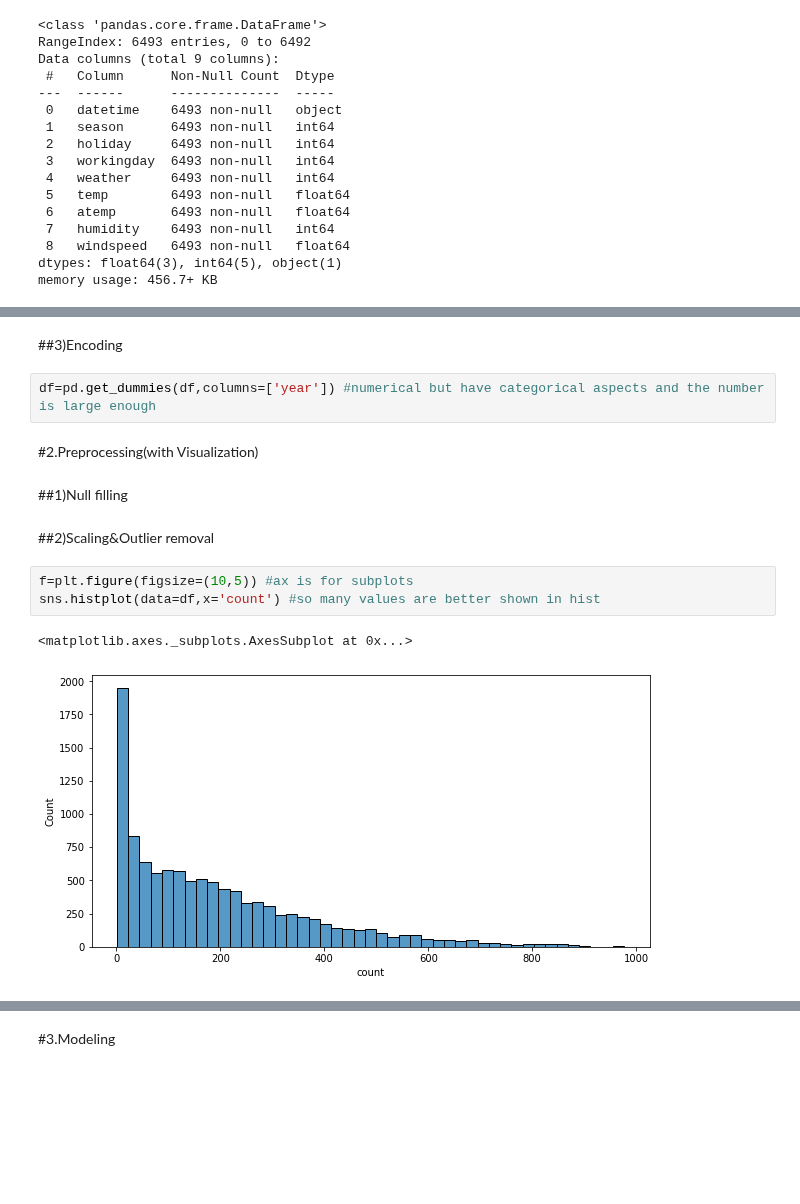
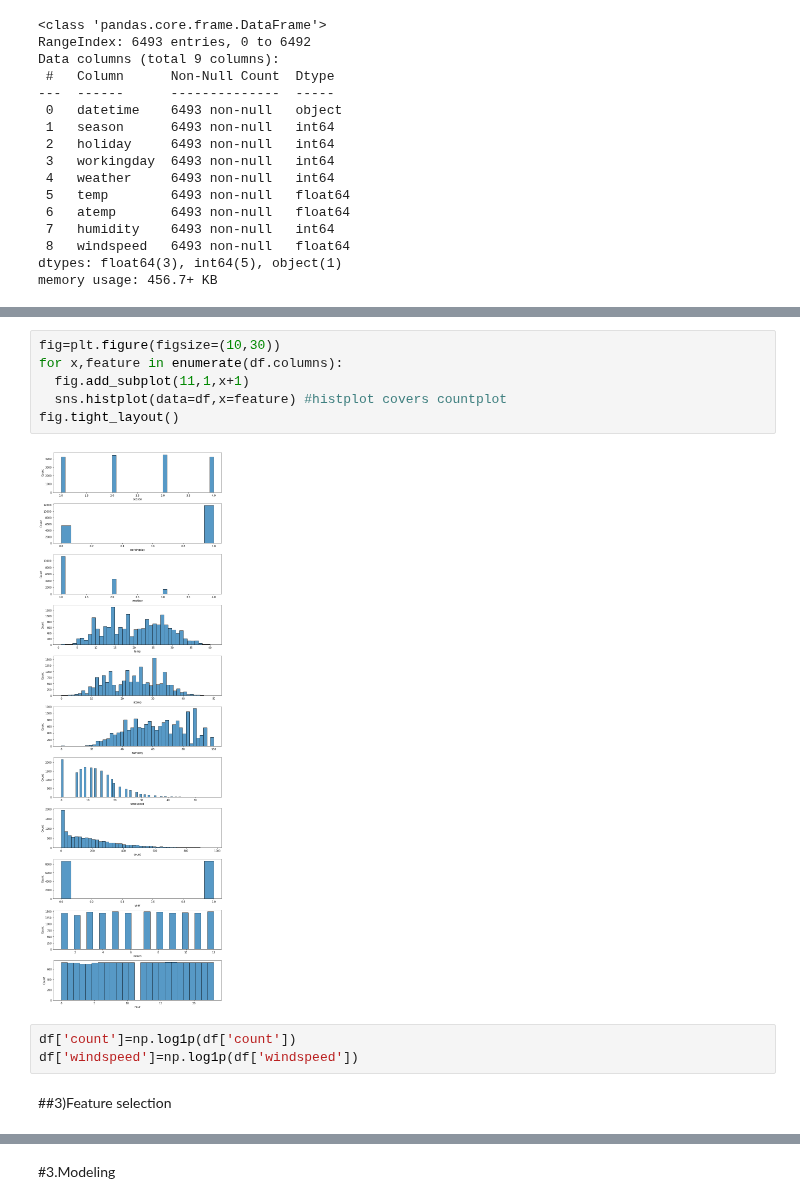
Before and after one commit to DongjunYou/21_1Q_Army, a Jupyter notebook: 4.Bike/Bike_Prototype.ipynb, the cells around one changed output, grey strips where cells are left out. Cells and saved outputs as stored; diff of their text form; blank space fills up the shorter version.

```diff
--- a/4.Bike/Bike_Prototype.ipynb
+++ b/4.Bike/Bike_Prototype.ipynb
@@ -104,16 +113,13 @@ df.head(3)
+# %%
+fig=plt.figure(figsize=(10,30))
+for x,feature in enumerate(df.columns):
+  fig.add_subplot(11,1,x+1)
+  sns.histplot(data=df,x=feature) #histplot covers countplot
+fig.tight_layout()
+# %% [output]
+[figure, added]
+# %%
+df['count']=np.log1p(df['count'])
+df['windspeed']=np.log1p(df['windspeed'])
 # %% [markdown]
-##3)Encoding
+##3)Feature selection
-# %%
-df=pd.get_dummies(df,columns=['year']) #numerical but have categorical aspects and the number is large enough
-# %% [markdown]
-#2.Preprocessing(with Visualization)
-# %% [markdown]
-##1)Null filling
-# %% [markdown]
-##2)Scaling&Outlier removal
-# %%
-f=plt.figure(figsize=(10,5)) #ax is for subplots
-sns.histplot(data=df,x='count') #so many values are better shown in hist
-# %% [output]
-<matplotlib.axes._subplots.AxesSubplot at 0x...>
-[figure, removed]
```
Also changed, not shown: parts of 30 cells of this notebook.
